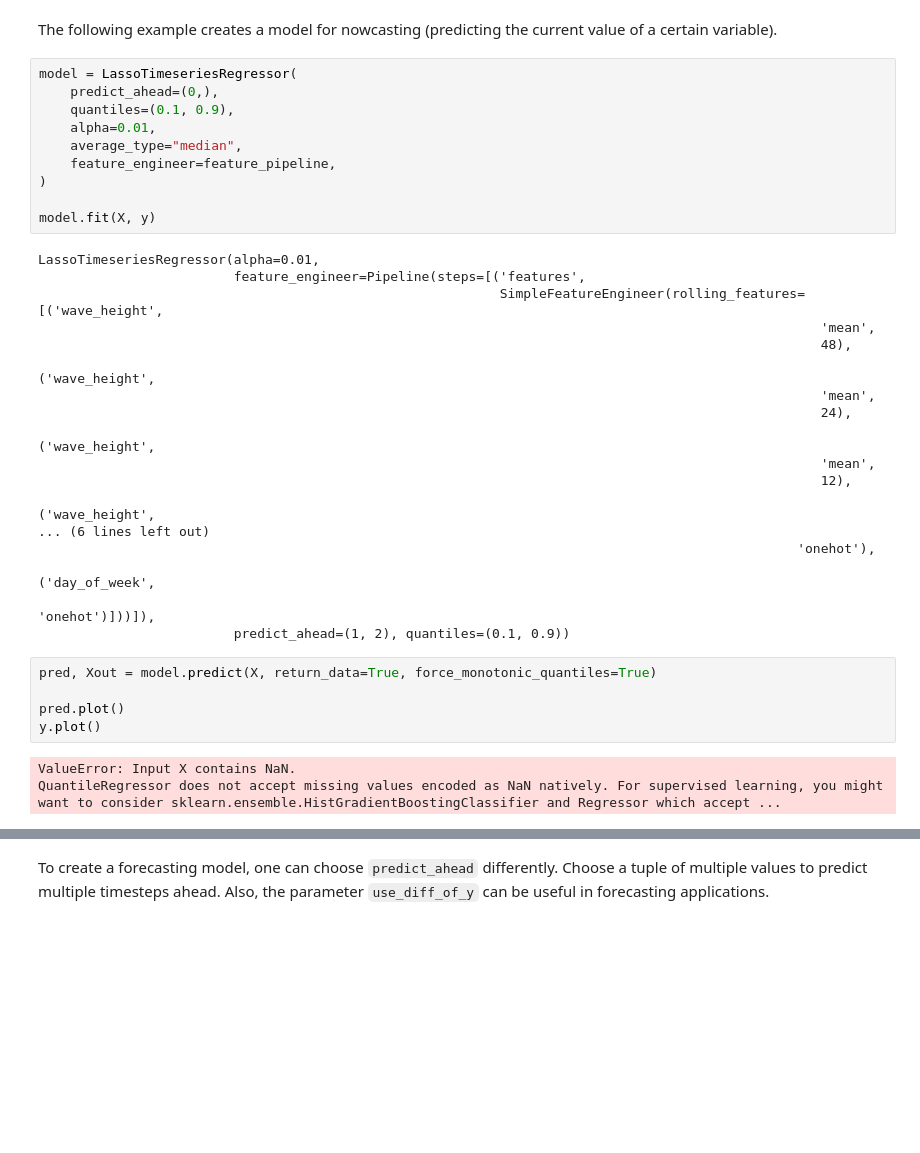
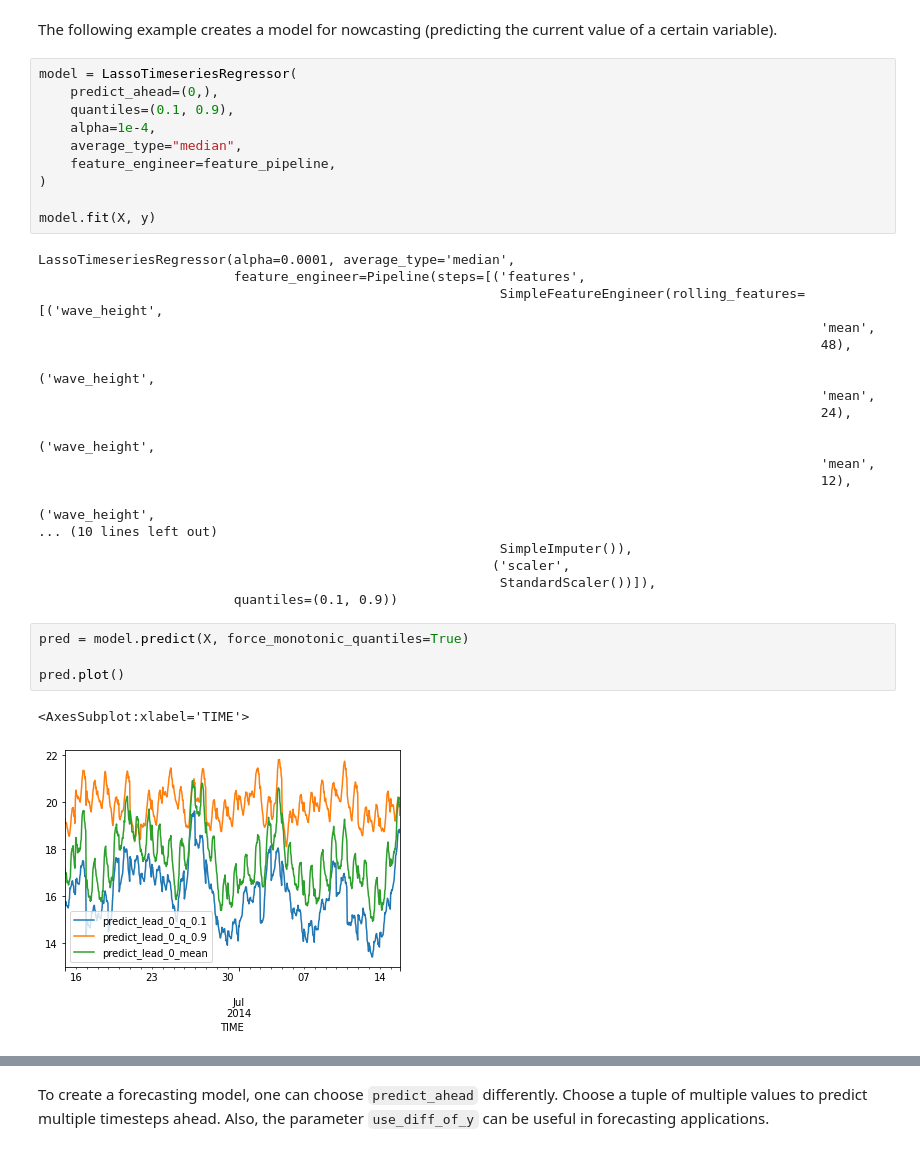
Before and after one commit to RoyalHaskoningDHV/sam, a Jupyter notebook: examples/lasso.ipynb, the cells around one changed output, grey strips where cells are left out. Saved outputs shown, nothing was run; the diff lists cells and outputs as text; blank space fills up the shorter version.

```diff
--- a/examples/lasso.ipynb
+++ b/examples/lasso.ipynb
@@ -66,14 +68,14 @@ The following example creates a model for nowcasting (predicting the current val
 model = LassoTimeseriesRegressor(
     predict_ahead=(0,),
     quantiles=(0.1, 0.9),
-    alpha=0.01,
+    alpha=1e-4,
     average_type="median",
     feature_engineer=feature_pipeline,
 )
 
 model.fit(X, y)
 # %% [output]
-LassoTimeseriesRegressor(alpha=0.01,
+LassoTimeseriesRegressor(alpha=0.0001, average_type='median',
                          feature_engineer=Pipeline(steps=[('features',
                                                            SimpleFeatureEngineer(rolling_features=[('wave_height',
                                                                                                     'mean',
@@ -85,16 +87,15 @@ LassoTimeseriesRegressor(alpha=0.01,
                                                                                                     'mean',
                                                                                                     12),
                                                                                                    ('wave_height',
-... (6 lines left out)
-                                                                                                 'onehot'),
-                                                                                                ('day_of_week',
-                                                                                                 'onehot')]))]),
-                         predict_ahead=(1, 2), quantiles=(0.1, 0.9))
+... (10 lines left out)
+                                                           SimpleImputer()),
+                                                          ('scaler',
+                                                           StandardScaler())]),
+                         quantiles=(0.1, 0.9))
 # %%
-pred, Xout = model.predict(X, return_data=True, force_monotonic_quantiles=True)
+pred = model.predict(X, force_monotonic_quantiles=True)
 
 pred.plot()
-y.plot()
 # %% [output]
-ValueError: Input X contains NaN.
-QuantileRegressor does not accept missing values encoded as NaN natively. For supervised learning, you might want to consider sklearn.ensemble.HistGradientBoostingClassifier and Regressor which accept ...
+<AxesSubplot:xlabel='TIME'>
+[figure, added]
```
Also changed, not shown: parts of 6 cells of this notebook, 2 other files.
